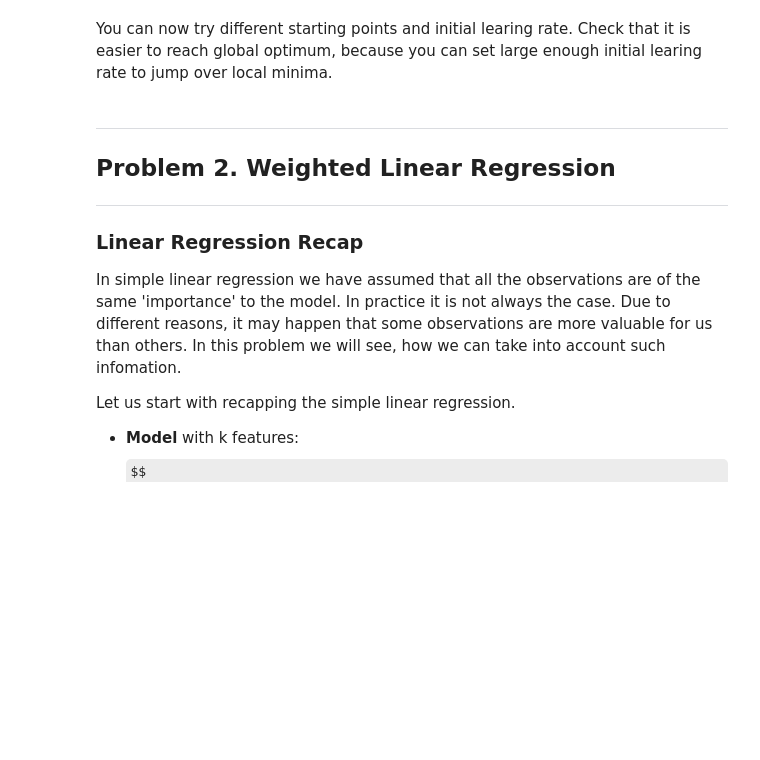
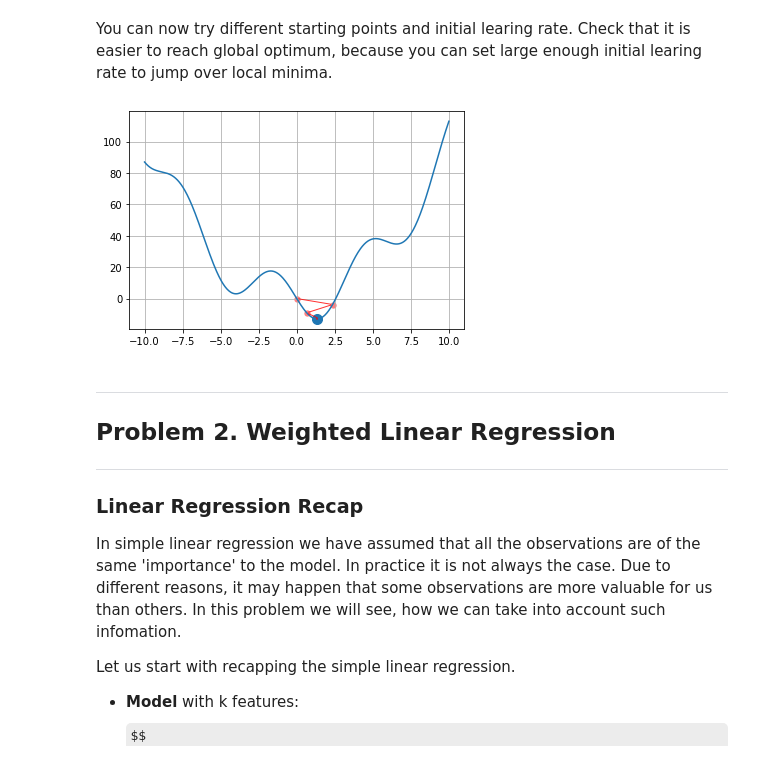
Before and after one commit to Gawainus/hse, a Jupyter notebook: mda_machine_learning/week2_graded/task_2.ipynb, the cells around one changed output. Cells and saved outputs as stored; diff of their text form; code cells hidden in the pictures; some formulas as TeX source; blank space fills up the shorter version.

```diff
--- a/mda_machine_learning/week2_graded/task_2.ipynb
+++ b/mda_machine_learning/week2_graded/task_2.ipynb
@@ -67,7 +67,7 @@ def f(x):
     """
 
     # YOUR CODE HERE
-    raise NotImplementedError()
+    return np.power(x, 2) - 15 * np.sin(np.pi * x / 3)
 
 
 def grad_f(x):
@@ -86,7 +86,7 @@ def grad_f(x):
     """
 
     # YOUR CODE HERE
-    raise NotImplementedError()
+    return 2 * x - 15 * np.cos(np.pi * x / 3) * np.pi / 3
 # %%
 # TEST f
 assert f(0.) == 0.
@@ -178,7 +180,7 @@ class BaseGD:
             Next point
         """
         # YOUR CODE HERE
-        raise NotImplementedError()
+        return x - self.get_lr() * self.grad_fn(x)
 
     def stoppin_criterion(self, x_old, x_new, eps):
         """
@@ -199,7 +201,7 @@ class BaseGD:
             If True, then no more steps should be done
         """
         # YOUR CODE HERE
-        raise NotImplementedError()
+        return np.abs(x_new - x_old) <= eps
 
     def find_min(self, x_0, max_iter=int(1e3), eps=1e-4):
         """
@@ -217,7 +219,13 @@ class BaseGD:
         self.hist = [x_0]
         for _ in range(max_iter):
             # YOUR CODE HERE
-            raise NotImplementedError()
+            x_1 = self.step(x_0)
+            self.hist.append(x_1)
+            if self.stoppin_criterion(x_0, x_1, eps):
+                break
+
+            x_0 = x_1
+
         return self.hist[-1], self.fn(self.hist[-1])
 # %%
 # TEST step()
@@ -375,7 +391,7 @@ class LRStepGD(BaseGD):
             Learning rate for a current iteration
         """
         # YOUR CODE HERE
-        raise NotImplementedError()
+        return self.lr / (len(self.hist) + 1)
 # %%
 ### TEST get_lr
 prenabla = lambda: x ** 2
@@ -386,16 +402,18 @@ assert(test_gd.get_lr() == lr0), 'Method `get_lr` should return initial learning
 # %% [markdown]
 You can now try different starting points and initial learing rate. Check that it is easier to reach global optimum, because you can set large enough initial learing rate to jump over local minima.
 # %%
-x_0 = -7 # Try changing inital point
+x_0 = 0 # Try changing inital point
 start_lr = 0.3 # and initial learing learning rate
 
 gd = LRStepGD(f, grad_f, start_lr)
 x_min, f_min = gd.find_min(x_0)
 
 # draw plots
 plot_function(f)
 plot_history(f, gd.hist)
 plt.scatter(x_min, f_min, s=100);
+# %% [output]
+[figure, added]
 # %% [markdown]
 ---
 ## Problem 2. Weighted Linear Regression <a class="anchor" id="part2"></a>
```
Also changed, not shown: parts of 17 cells of this notebook, 18 other files.
